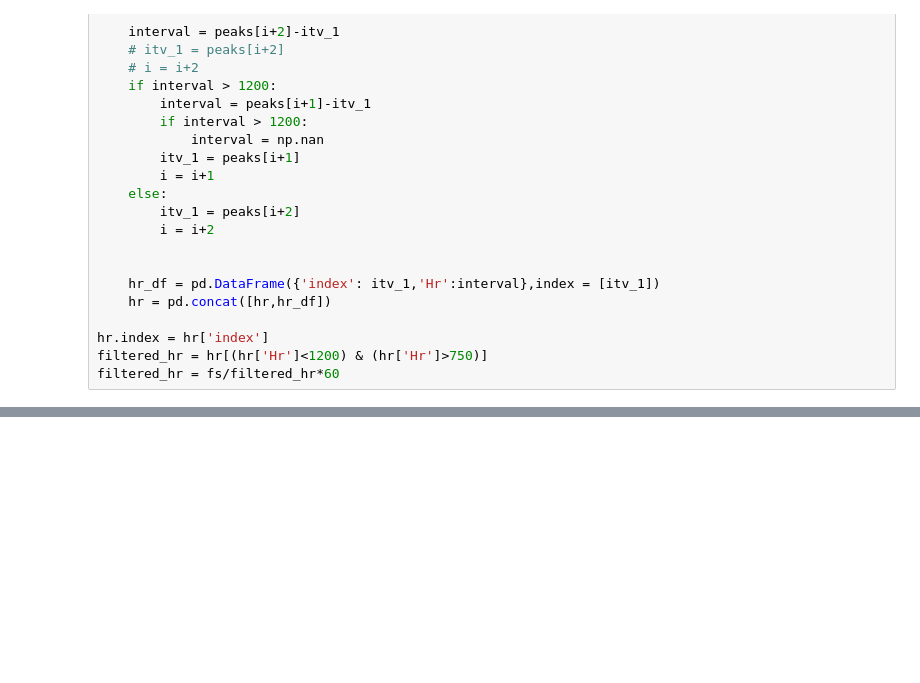
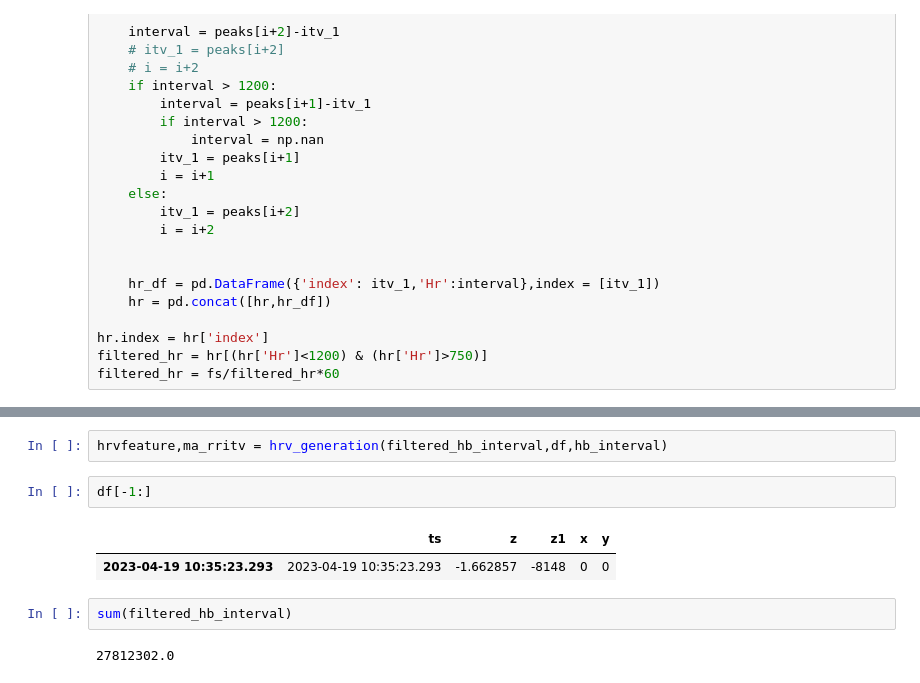
Before and after one commit to duyayun/LMA_sleep, a Jupyter notebook: MA _hr.ipynb, the cells around one changed output, grey strips where cells are left out. Cells and saved outputs as stored; diff of their text form; blank space fills up the shorter version.

```diff
--- a/MA _hr.ipynb
+++ b/MA _hr.ipynb
@@ -104,0 +225,11 @@ filtered_hr = fs/filtered_hr*60
+# %%
+hrvfeature,ma_rritv = hrv_generation(filtered_hb_interval,df,hb_interval)
+# %%
+df[-1:]
+# %% [output]
+|  | ts | z | z1 | x | y |
+| 2023-04-19 10:35:23.293 | 2023-04-19 10:35:23.293 | -1.662857 | -8148 | 0 | 0 |
+# %%
+sum(filtered_hb_interval)
+# %% [output]
+27812302.0
```
Also changed, not shown: parts of 7 cells of this notebook, 4 other files.
